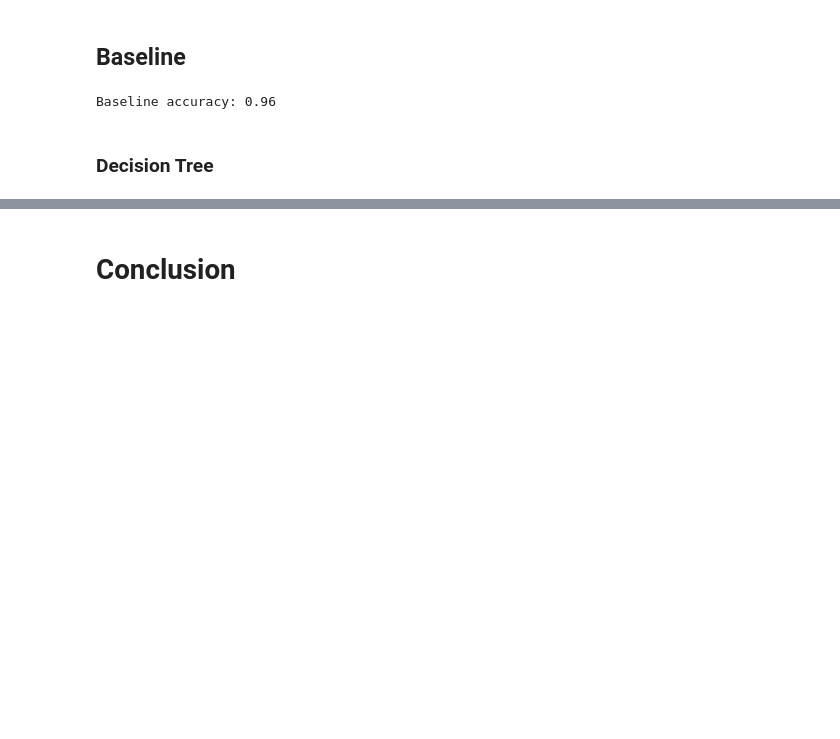
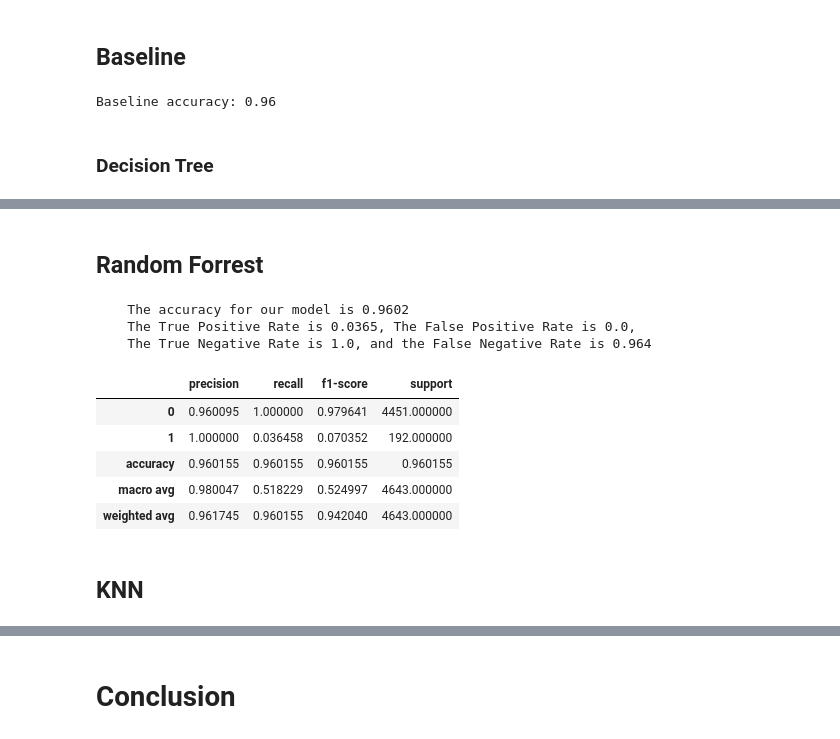
Before and after one commit to hrodjr/texas_motorcycle_accidents, a Jupyter notebook: texas_motorcycle_fatalities_project.ipynb, the cells around one changed output, grey strips where cells are left out. Drawn from its saved outputs; the diff is of its cells as text; code cells hidden in the pictures; blank space fills up the shorter version.

```diff
--- a/texas_motorcycle_fatalities_project.ipynb
+++ b/texas_motorcycle_fatalities_project.ipynb
@@ -399,0 +492,24 @@ get_metrics_bin(dt, X_train, y_train)
+# %% [markdown]
+## Random Forrest
+# %%
+#Create the Model
+rf = RandomForestClassifier(bootstrap=True, class_weight=None, criterion='gini', min_samples_leaf=1, n_estimators=100,
+max_depth=9, random_state=123)
+#Fit the Model
+rf.fit(X_train, y_train)
+#Use the Model
+y_pred = rf.predict(X_train)
+#prediction, accuracy, & class report evaluations
+explore.get_metrics_bin(rf, X_train, y_train)
+# %% [output]
+    The accuracy for our model is 0.9602
+    The True Positive Rate is 0.0365, The False Positive Rate is 0.0,
+    The True Negative Rate is 1.0, and the False Negative Rate is 0.964
+|  | precision | recall | f1-score | support |
+| 0 | 0.960095 | 1.000000 | 0.979641 | 4451.000000 |
+| 1 | 1.000000 | 0.036458 | 0.070352 | 192.000000 |
+| accuracy | 0.960155 | 0.960155 | 0.960155 | 0.960155 |
+| macro avg | 0.980047 | 0.518229 | 0.524997 | 4643.000000 |
+| weighted avg | 0.961745 | 0.960155 | 0.942040 | 4643.000000 |
+# %% [markdown]
+## KNN
```
Also changed, not shown: parts of 29 cells of this notebook, 1 other file.
